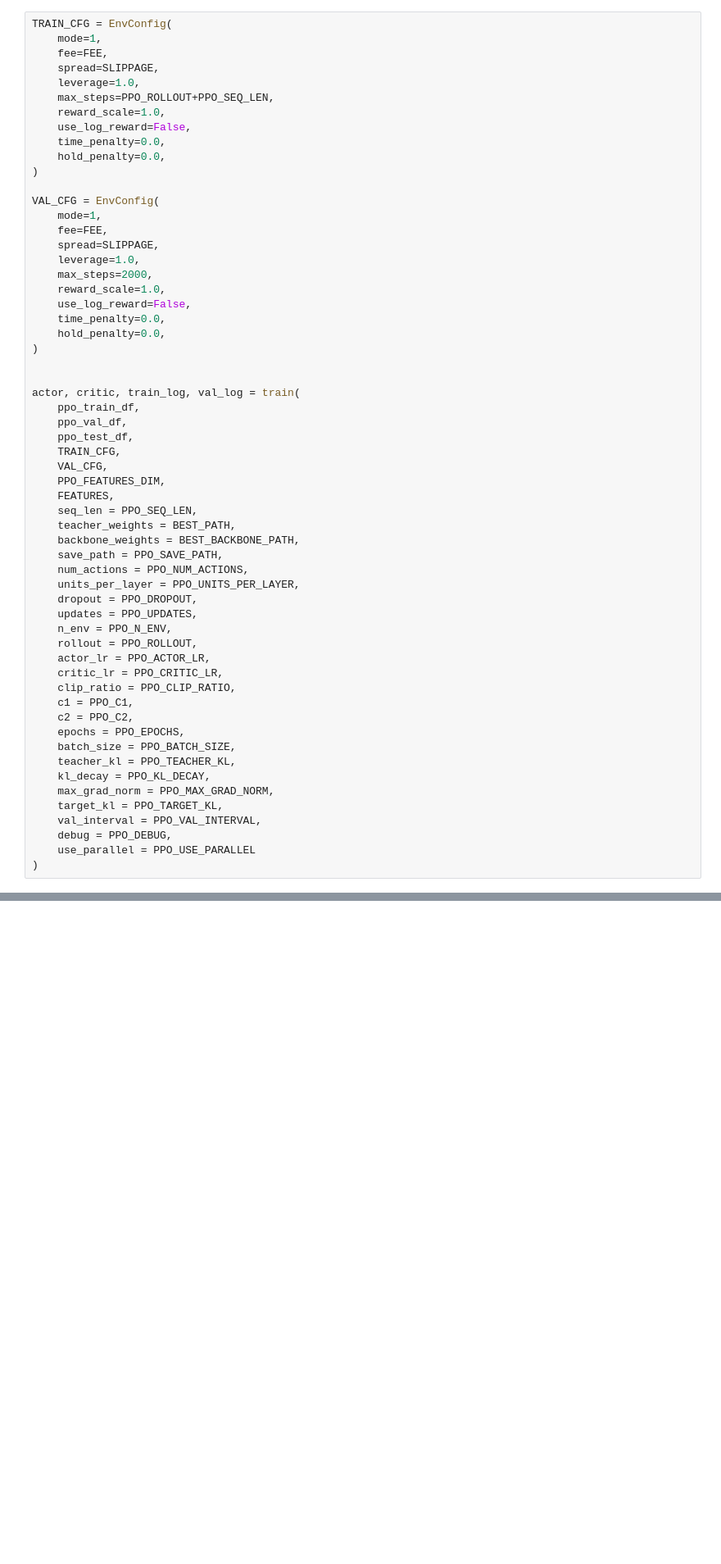
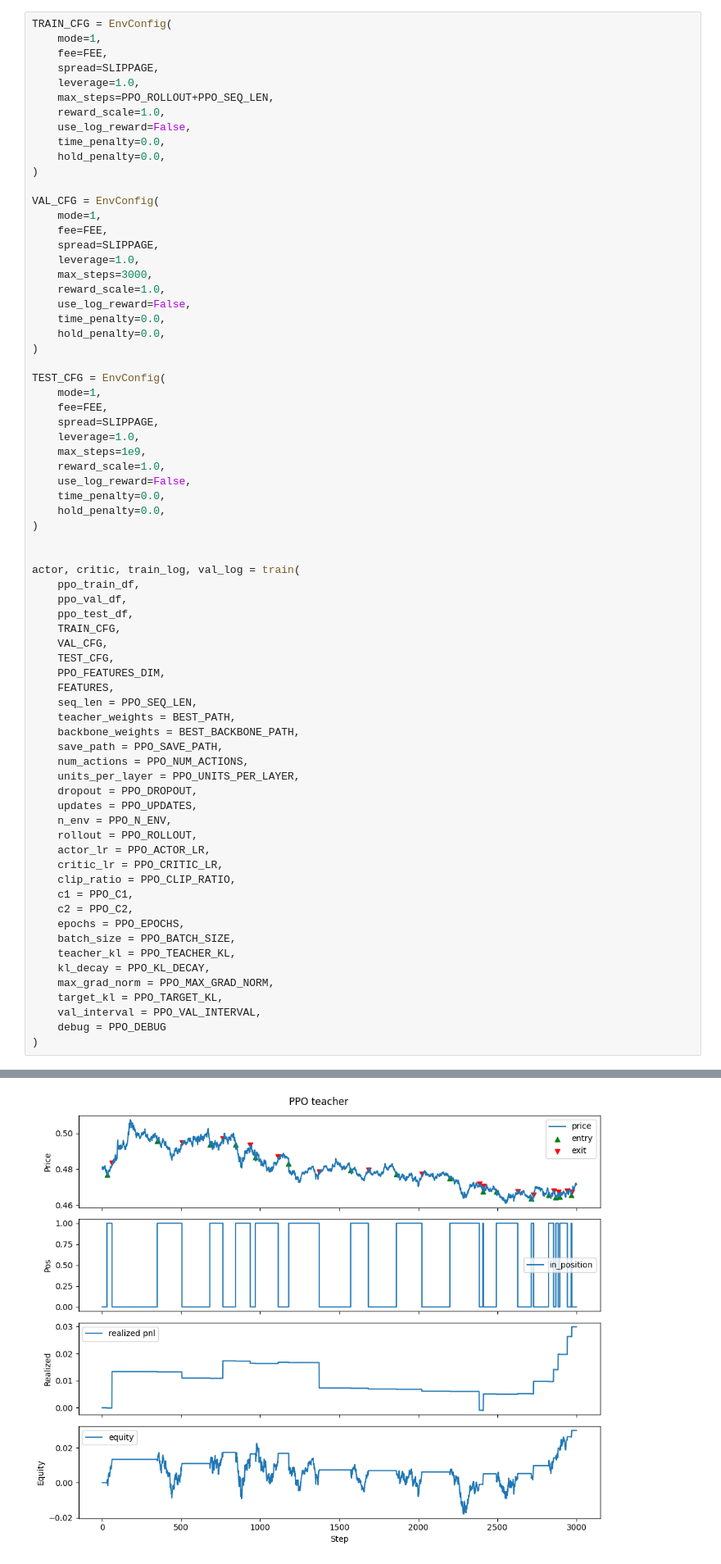
Before and after one commit to SIA86/pretrained_rl_ppo_model, a Jupyter notebook: RL_training.ipynb, the cells around one changed output, grey strips where cells are left out. Shown: that part at 82% size. Saved outputs shown, nothing was run; the diff lists cells and outputs as text; blank space fills up the shorter version.

```diff
--- a/RL_training.ipynb
+++ b/RL_training.ipynb
@@ -177,7 +184,19 @@ VAL_CFG = EnvConfig(
     fee=FEE,
     spread=SLIPPAGE,
     leverage=1.0,
-    max_steps=2000,
+    max_steps=3000,
+    reward_scale=1.0,
+    use_log_reward=False,
+    time_penalty=0.0,
+    hold_penalty=0.0,
+)
+
+TEST_CFG = EnvConfig(
+    mode=1,
+    fee=FEE,
+    spread=SLIPPAGE,
+    leverage=1.0,
+    max_steps=1e9,
     reward_scale=1.0,
     use_log_reward=False,
     time_penalty=0.0,
@@ -191,6 +210,7 @@ actor, critic, train_log, val_log = train(
     ppo_test_df,
     TRAIN_CFG,
     VAL_CFG,
+    TEST_CFG,
     PPO_FEATURES_DIM,
     FEATURES,
     seq_len = PPO_SEQ_LEN,
@@ -215,6 +235,6 @@ actor, critic, train_log, val_log = train(
     max_grad_norm = PPO_MAX_GRAD_NORM,
     target_kl = PPO_TARGET_KL,
     val_interval = PPO_VAL_INTERVAL,
-    debug = PPO_DEBUG,
-    use_parallel = PPO_USE_PARALLEL
+    debug = PPO_DEBUG
 )
+# %% [output]
@@ -220,0 +245 @@ actor, critic, train_log, val_log = train(
+[figure, added]
```
Also changed, not shown: parts of 7 cells of this notebook, 14 other files.
